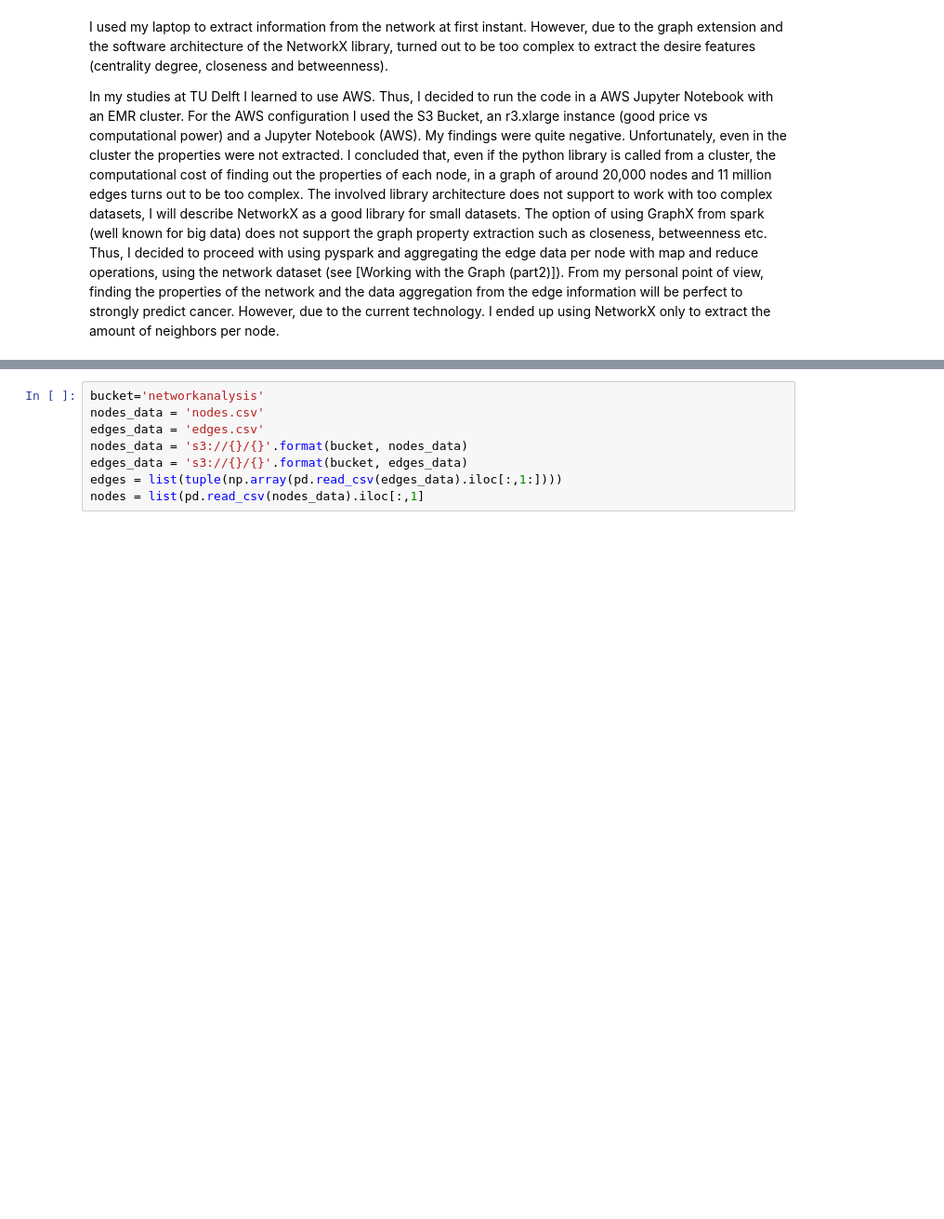
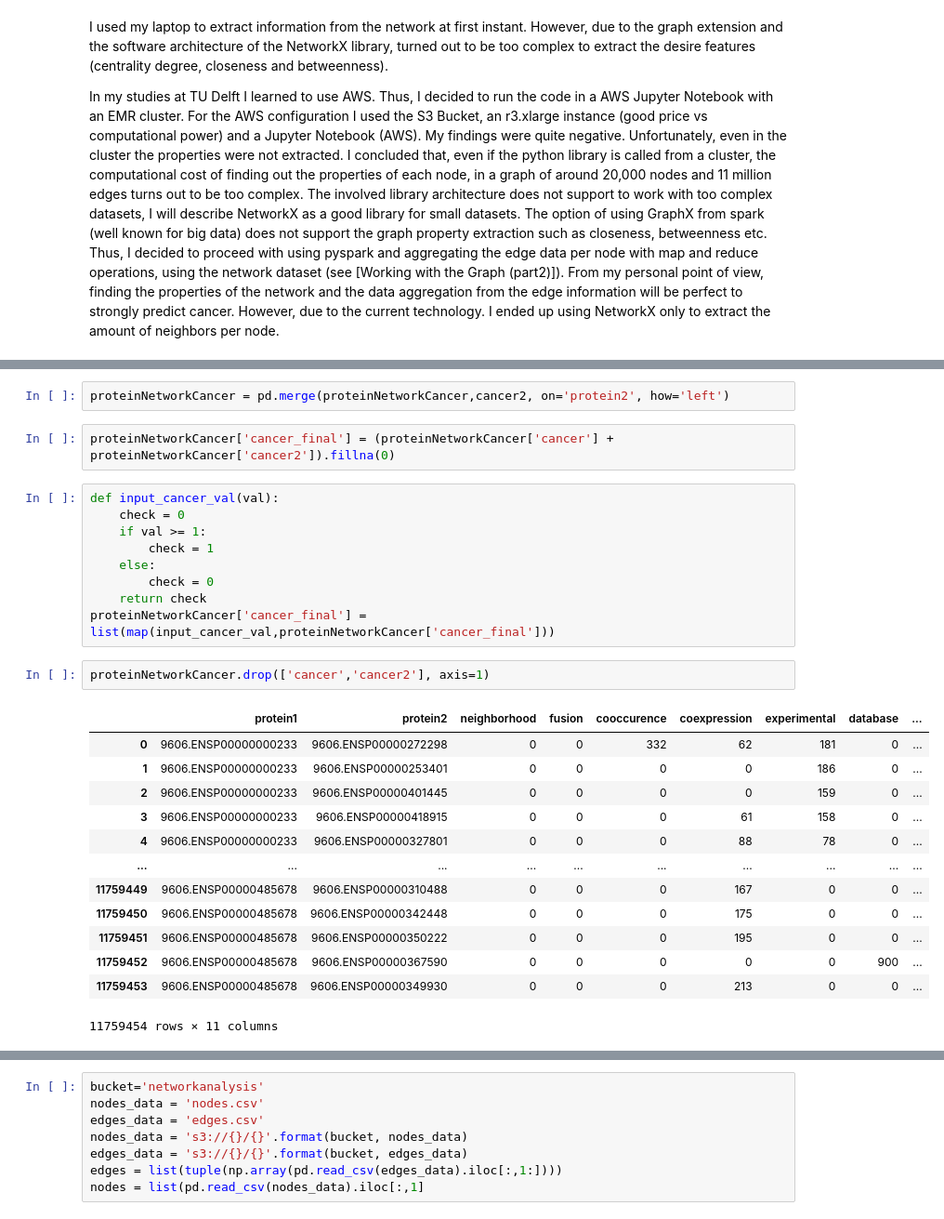
Before and after one commit to nonameforpirate2/DNA, a Jupyter notebook: NetworkAnalysis.ipynb, the cells around one changed output, grey strips where cells are left out. Shown: that part at 93% size. Drawn from its saved outputs; the diff is of its cells as text; blank space fills up the shorter version.

```diff
--- a/NetworkAnalysis.ipynb
+++ b/NetworkAnalysis.ipynb
@@ -775,0 +846,29 @@ proteinNetwork
+# %%
+proteinNetworkCancer = pd.merge(proteinNetworkCancer,cancer2, on='protein2', how='left')
+# %%
+proteinNetworkCancer['cancer_final'] = (proteinNetworkCancer['cancer'] + proteinNetworkCancer['cancer2']).fillna(0)
+# %%
+def input_cancer_val(val):
+    check = 0
+    if val >= 1:
+        check = 1
+    else:
+        check = 0
+    return check
+proteinNetworkCancer['cancer_final'] = list(map(input_cancer_val,proteinNetworkCancer['cancer_final']))
+# %%
+proteinNetworkCancer.drop(['cancer','cancer2'], axis=1)
+# %% [output]
+|  | protein1 | protein2 | neighborhood | fusion | cooccurence | coexpression | experimental | database | ... |
+| 0 | 9606.ENSP00000000233 | 9606.ENSP00000272298 | 0 | 0 | 332 | 62 | 181 | 0 | ... |
+| 1 | 9606.ENSP00000000233 | 9606.ENSP00000253401 | 0 | 0 | 0 | 0 | 186 | 0 | ... |
+| 2 | 9606.ENSP00000000233 | 9606.ENSP00000401445 | 0 | 0 | 0 | 0 | 159 | 0 | ... |
+| 3 | 9606.ENSP00000000233 | 9606.ENSP00000418915 | 0 | 0 | 0 | 61 | 158 | 0 | ... |
+| 4 | 9606.ENSP00000000233 | 9606.ENSP00000327801 | 0 | 0 | 0 | 88 | 78 | 0 | ... |
+| ... | ... | ... | ... | ... | ... | ... | ... | ... | ... |
+| 11759449 | 9606.ENSP00000485678 | 9606.ENSP00000310488 | 0 | 0 | 0 | 167 | 0 | 0 | ... |
+| 11759450 | 9606.ENSP00000485678 | 9606.ENSP00000342448 | 0 | 0 | 0 | 175 | 0 | 0 | ... |
+| 11759451 | 9606.ENSP00000485678 | 9606.ENSP00000350222 | 0 | 0 | 0 | 195 | 0 | 0 | ... |
+| 11759452 | 9606.ENSP00000485678 | 9606.ENSP00000367590 | 0 | 0 | 0 | 0 | 0 | 900 | ... |
+| 11759453 | 9606.ENSP00000485678 | 9606.ENSP00000349930 | 0 | 0 | 0 | 213 | 0 | 0 | ... |
+11759454 rows × 11 columns
```
Also changed, not shown: parts of 39 cells of this notebook.
